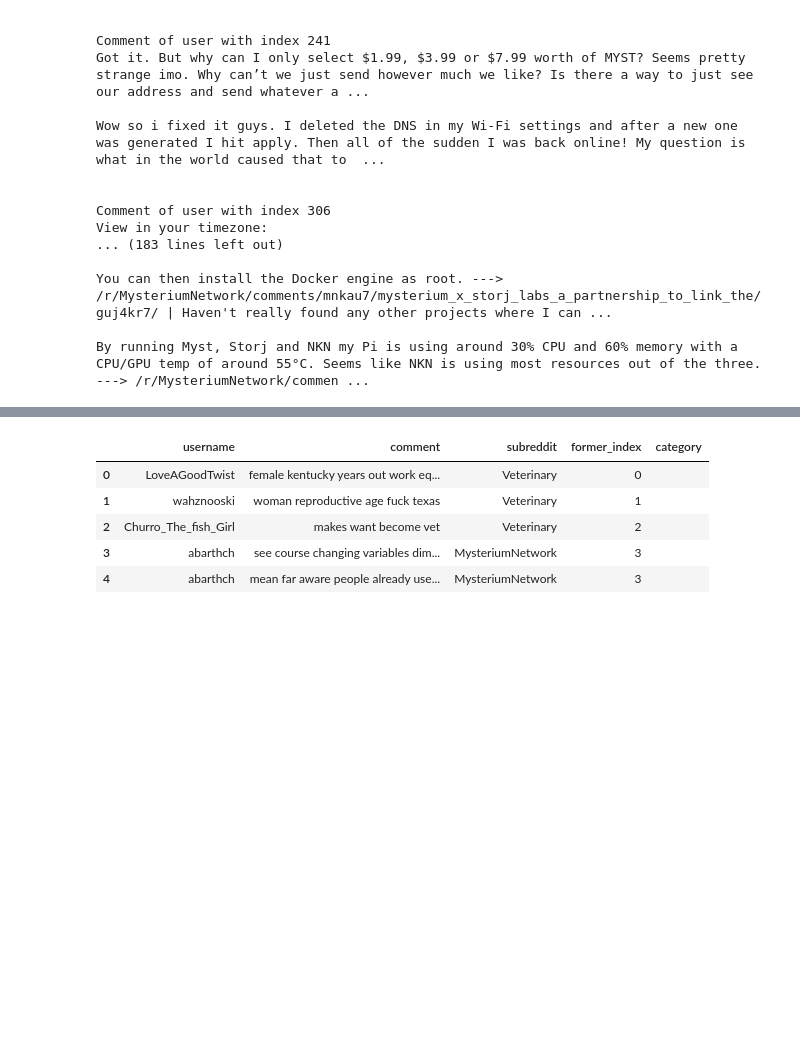
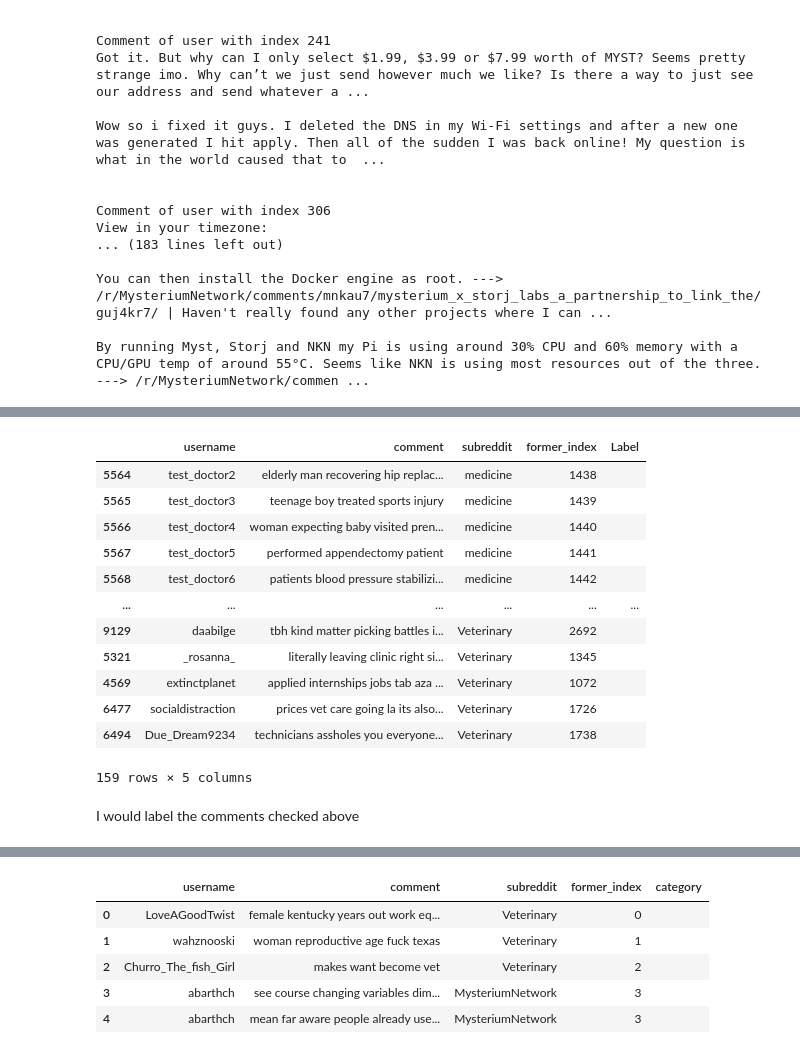
Before and after one commit to usmanadaudu/Doctor-Vet-Classification, a Jupyter notebook: Doctor-vet-classification-model-bulding_new.ipynb, the cells around one changed output, grey strips where cells are left out. Cells and saved outputs as stored; diff of their text form; code cells hidden in the pictures; blank space fills up the shorter version.

```diff
--- a/Doctor-vet-classification-model-bulding_new.ipynb
+++ b/Doctor-vet-classification-model-bulding_new.ipynb
@@ -805,0 +802,4 @@ train_set_df["label"] =
+# %%
+train_set_df = user_separated_comment_df.iloc[train_indices].copy()
+# %%
+train_set_df.loc[:, "Label"] = ""
@@ -805,0 +815,18 @@ train_set_df["label"] =
+# %%
+train_set_df.reindex()
+# %% [output]
+|  | username | comment | subreddit | former_index | Label |
+| 5564 | test_doctor2 | elderly man recovering hip replac... | medicine | 1438 |  |
+| 5565 | test_doctor3 | teenage boy treated sports injury | medicine | 1439 |  |
+| 5566 | test_doctor4 | woman expecting baby visited pren... | medicine | 1440 |  |
+| 5567 | test_doctor5 | performed appendectomy patient | medicine | 1441 |  |
+| 5568 | test_doctor6 | patients blood pressure stabilizi... | medicine | 1442 |  |
+| ... | ... | ... | ... | ... | ... |
+| 9129 | daabilge | tbh kind matter picking battles i... | Veterinary | 2692 |  |
+| 5321 | _rosanna_ | literally leaving clinic right si... | Veterinary | 1345 |  |
+| 4569 | extinctplanet | applied internships jobs tab aza ... | Veterinary | 1072 |  |
+| 6477 | socialdistraction | prices vet care going la its also... | Veterinary | 1726 |  |
+| 6494 | Due_Dream9234 | technicians assholes you everyone... | Veterinary | 1738 |  |
+159 rows × 5 columns
+# %% [markdown]
+I would label the comments checked above
```
Also changed, not shown: parts of 26 cells of this notebook.
